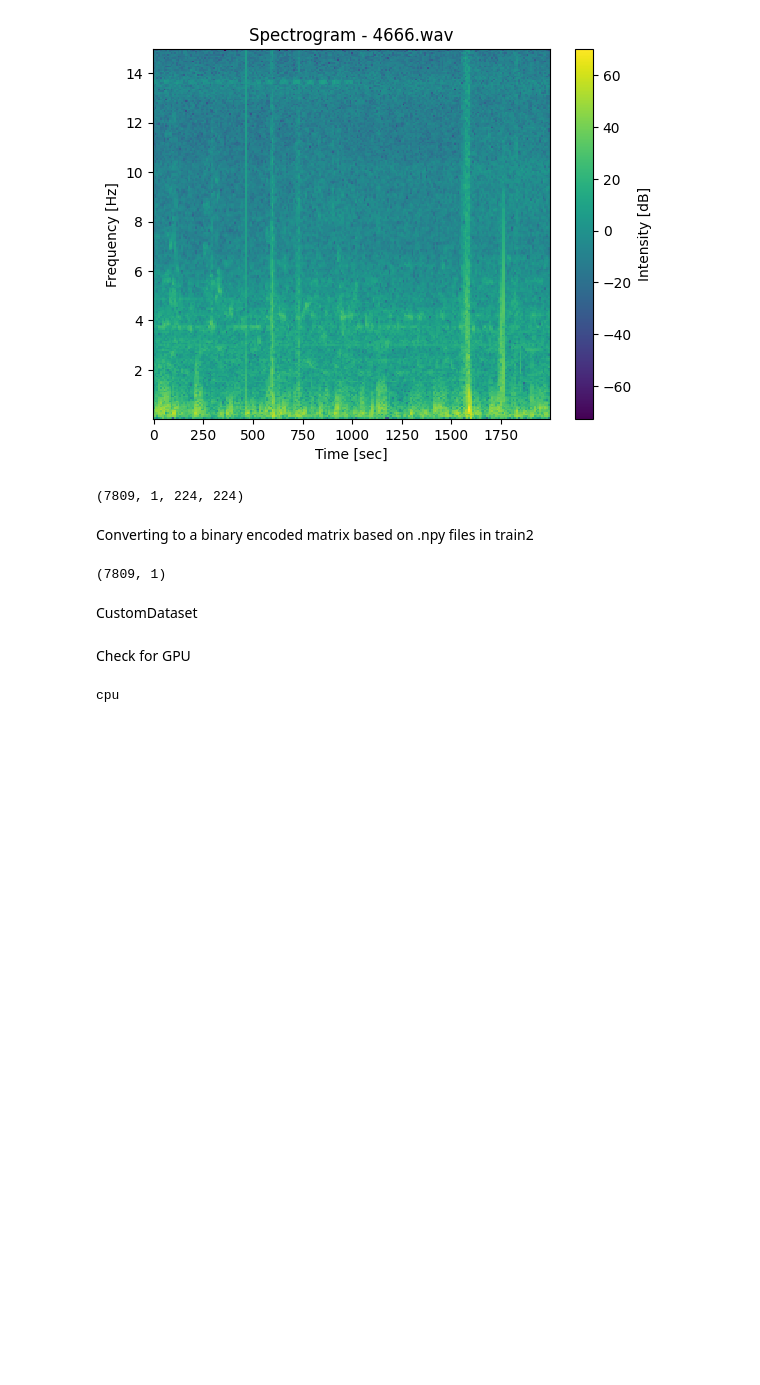
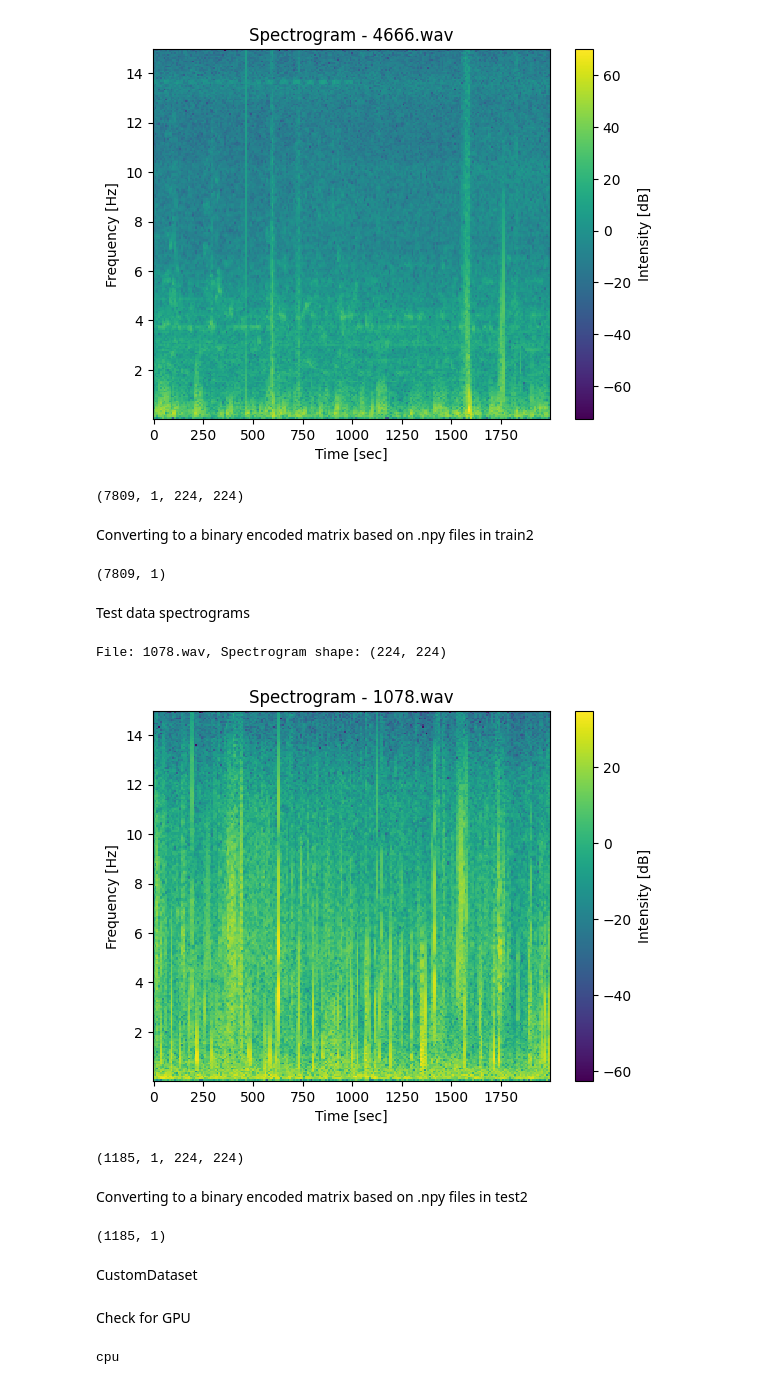
Before and after one commit to briannabinder/AME508_finalproject, a Jupyter notebook: 112923AME508-AISH_Binary.ipynb, the cells around one changed output. Saved outputs shown, nothing was run; the diff lists cells and outputs as text; code cells hidden in the pictures; blank space fills up the shorter version.

Commit message:
Confusion matrix and testing loop added to Binary code

```diff
--- a/112923AME508-AISH_Binary.ipynb
+++ b/112923AME508-AISH_Binary.ipynb
@@ -36,8 +37,7 @@ file_list = [f for f in os.listdir(folder_path) if f.endswith('.wav')]
 
 
 
-# List to store all log_spectrograms
-all_spectrograms = []
+
 
 def calculate_noverlap():
   steth_sample_rate = 4000
@@ -59,7 +59,10 @@ def calculate_noverlap():
 nperseg, noverlap = calculate_noverlap()
 print("nperseg:", nperseg, "noverlap:", noverlap)
 
-def plot_spectrogram(nperseg, noverlap):
+def plot_spectrogram(nperseg, noverlap, file_list, folder_path):
+
+    # List to store all log_spectrograms
+    all_spectrograms = []
     # Iterate through each .wav file in the folder
     for wav_file in file_list:
         # Construct the full path to the .wav file
@@ -97,8 +100,10 @@ def plot_spectrogram(nperseg, noverlap):
     plt.colorbar(label='Intensity [dB]')
     plt.show()
 
+    return all_spectrograms
+
 # Plot the spectrogram with calculated nperseg and noverlap
-plot_spectrogram(nperseg, noverlap)
+all_spectrograms = plot_spectrogram(nperseg, noverlap, file_list, folder_path)
 
 all_resized_spectrograms = np.reshape(np.array(all_spectrograms), newshape=(7809,1,224,224))
 
@@ -150,6 +155,73 @@ binary_encoded_matrix = np.array(binary_encoded_matrices).reshape(-1, 1)
 print(binary_encoded_matrix.shape)
 # %% [output]
 (7809, 1)
+# %% [markdown]
+Test data spectrograms
+# %%
+# Specify the folder path
+#folder_path = '/content/drive/MyDrive/Colab_Notebooks/Project_Datasets/Train_Datasets'
+folder_path_1 = '/Users/aishwaryakrishnan/Documents/GitHub/AME508_finalproject/test2'
+
+# Get a list of all files in the folder
+file_list1 = [f for f in os.listdir(folder_path_1) if f.endswith('.wav')]
+
+
+
+# List to store all log_spectrograms
+all_spectrograms_test = []
+
+# Plot the spectrogram with calculated nperseg and noverlap
+all_spectrograms_test = plot_spectrogram(nperseg, noverlap, file_list1, folder_path_1)
+
+all_resized_spectrograms_test = np.reshape(np.array(all_spectrograms_test), newshape=(1185,1,224,224))
+
+print(all_resized_spectrograms_test.shape)
+# %% [output]
+File: 1078.wav, Spectrogram shape: (224, 224)
+[figure, added]
+(1185, 1, 224, 224)
+# %% [markdown]
+Converting to a binary encoded matrix based on .npy files in test2
+# %%
+# Specify the folder path for .npy files
+folder_path_npy = '/Users/aishwaryakrishnan/Documents/GitHub/AME508_finalproject/test2'
+
+# Get a list of all .npy files in the folder
+npy_file_list = [f for f in os.listdir(folder_path_npy) if f.endswith('.npy')]
+
+# List to store the binary-encoded matrices
+binary_encoded_matrices_test = []
+
+# Iterate through each .npy file
+for npy_file in npy_file_list:
+    # Construct the full path to the .npy file
+    npy_file_path = os.path.join(folder_path_npy, npy_file)
+
+    # Load the .npy file
+    label_array = np.load(npy_file_path)
+
+    # Check the presence of wheeze, stridor, and rhonchi
+    wheeze_present = label_array[0] == 1
+    stridor_present = label_array[1] == 1
+    rhonchi_present = label_array[2] == 1
+
+    # Create a binary-encoded vector
+    if wheeze_present==0 and stridor_present==0 and rhonchi_present==0:
+        binary_code = 0
+    else:
+        binary_code = 1
+    #binary_encoded_vector = [int(wheeze_present), int(stridor_present), int(rhonchi_present)]
+
+    # Append the vector to the list
+    binary_encoded_matrices_test.append(binary_code)
+
+# Convert the list to a NumPy array and reshape
+binary_encoded_matrix_test = np.array(binary_encoded_matrices_test).reshape(-1, 1)
+
+# Print the resulting binary-encoded matrix
+print(binary_encoded_matrix_test.shape)
+# %% [output]
+(1185, 1)
 # %% [markdown]
 CustomDataset
 # %%
```
Also changed, not shown: parts of 9 cells of this notebook, 1 other file.
